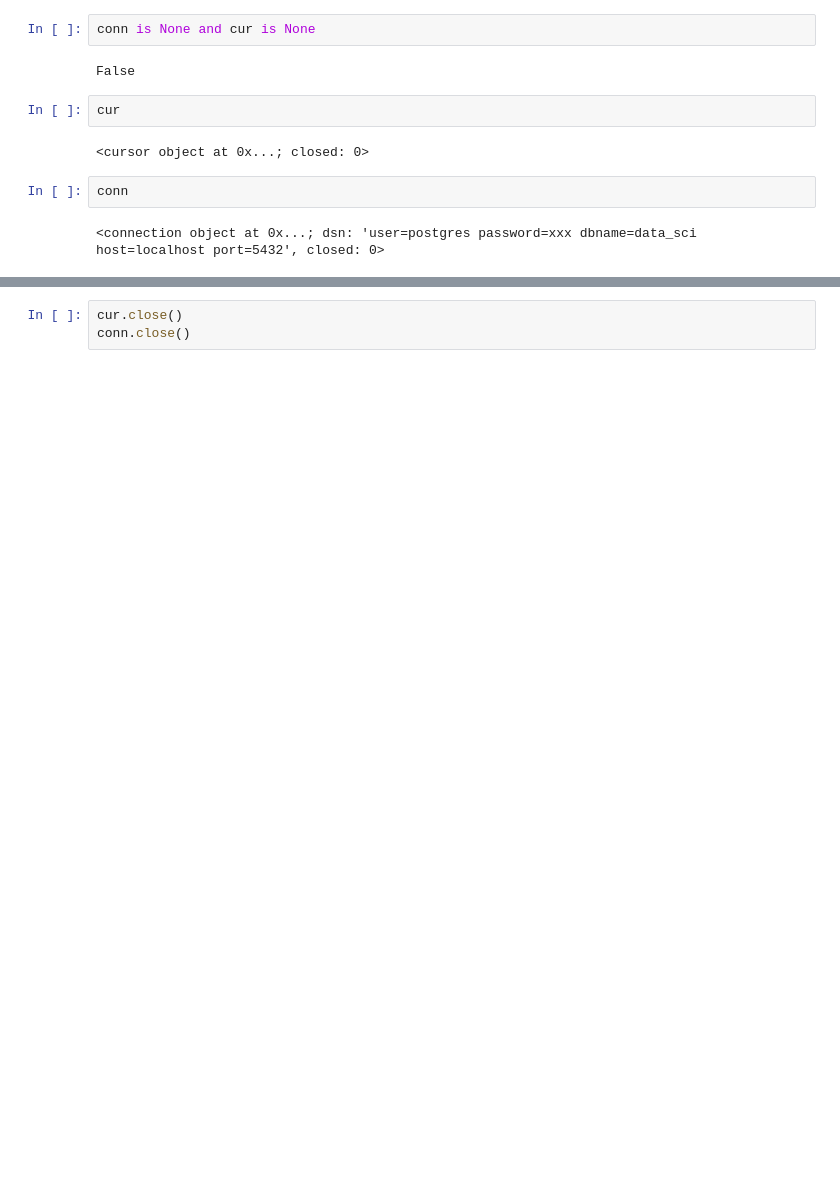
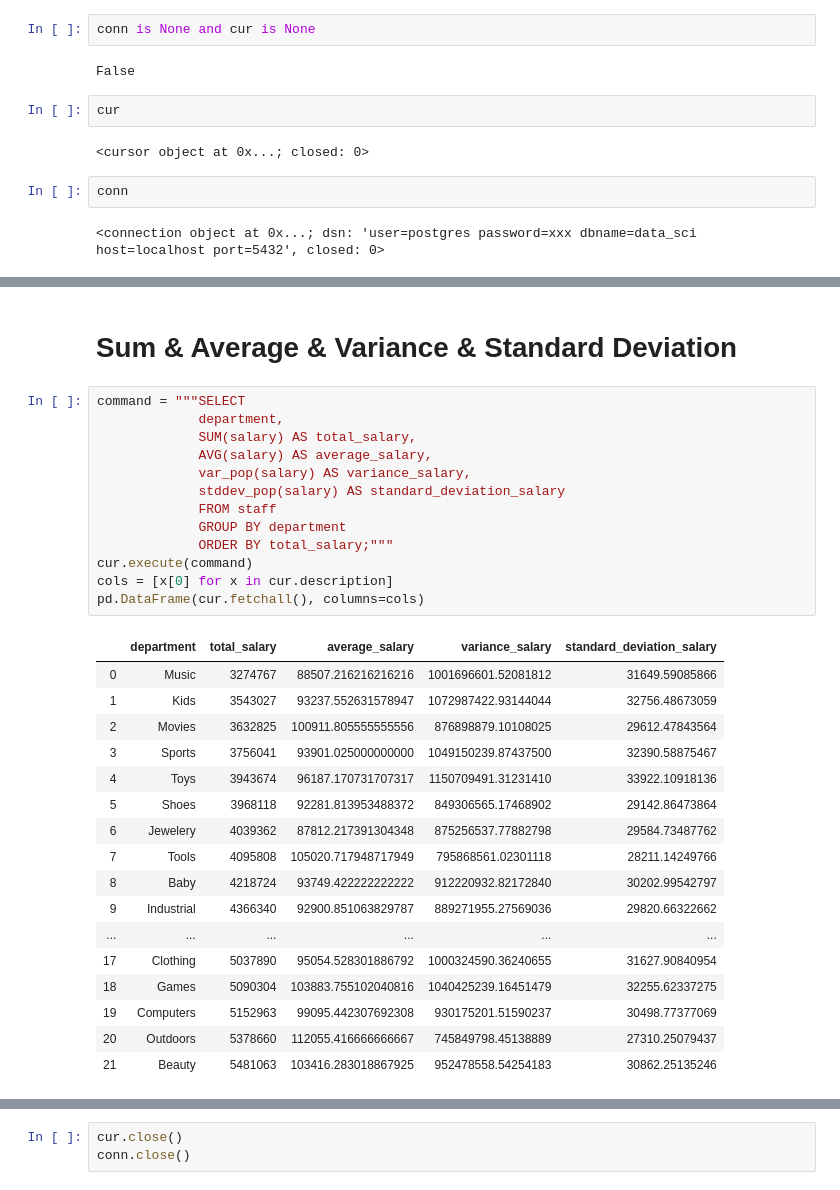
Before and after one commit to yasharmansouri/SQL-for-Data-Science, a Jupyter notebook: sql_for_data_science.ipynb, the cells around one changed output, grey strips where cells are left out. Drawn from its saved outputs; the diff is of its cells as text; blank space fills up the shorter version.

```diff
--- a/sql_for_data_science.ipynb
+++ b/sql_for_data_science.ipynb
@@ -67,0 +175,33 @@ cur
+# %% [markdown]
+# Sum & Average & Variance & Standard Deviation
+# %%
+command = """SELECT
+             department,
+             SUM(salary) AS total_salary,
+             AVG(salary) AS average_salary,
+             var_pop(salary) AS variance_salary,
+             stddev_pop(salary) AS standard_deviation_salary
+             FROM staff
+             GROUP BY department
+             ORDER BY total_salary;"""
+cur.execute(command)
+cols = [x[0] for x in cur.description]
+pd.DataFrame(cur.fetchall(), columns=cols)
+# %% [output]
+|  | department | total_salary | average_salary | variance_salary | standard_deviation_salary |
+| 0 | Music | 3274767 | 88507.216216216216 | 1001696601.52081812 | 31649.59085866 |
+| 1 | Kids | 3543027 | 93237.552631578947 | 1072987422.93144044 | 32756.48673059 |
+| 2 | Movies | 3632825 | 100911.805555555556 | 876898879.10108025 | 29612.47843564 |
+| 3 | Sports | 3756041 | 93901.025000000000 | 1049150239.87437500 | 32390.58875467 |
+| 4 | Toys | 3943674 | 96187.170731707317 | 1150709491.31231410 | 33922.10918136 |
+| 5 | Shoes | 3968118 | 92281.813953488372 | 849306565.17468902 | 29142.86473864 |
+| 6 | Jewelery | 4039362 | 87812.217391304348 | 875256537.77882798 | 29584.73487762 |
+| 7 | Tools | 4095808 | 105020.717948717949 | 795868561.02301118 | 28211.14249766 |
+| 8 | Baby | 4218724 | 93749.422222222222 | 912220932.82172840 | 30202.99542797 |
+| 9 | Industrial | 4366340 | 92900.851063829787 | 889271955.27569036 | 29820.66322662 |
+| ... | ... | ... | ... | ... | ... |
+| 17 | Clothing | 5037890 | 95054.528301886792 | 1000324590.36240655 | 31627.90840954 |
+| 18 | Games | 5090304 | 103883.755102040816 | 1040425239.16451479 | 32255.62337275 |
+| 19 | Computers | 5152963 | 99095.442307692308 | 930175201.51590237 | 30498.77377069 |
+| 20 | Outdoors | 5378660 | 112055.416666666667 | 745849798.45138889 | 27310.25079437 |
+| 21 | Beauty | 5481063 | 103416.283018867925 | 952478558.54254183 | 30862.25135246 |
```
Also changed, not shown: parts of 19 cells of this notebook.
